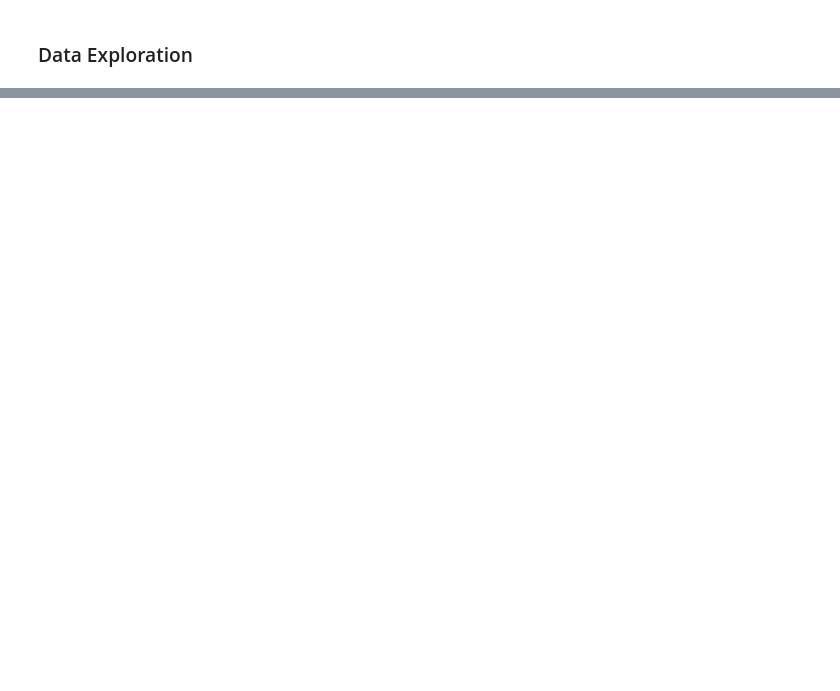
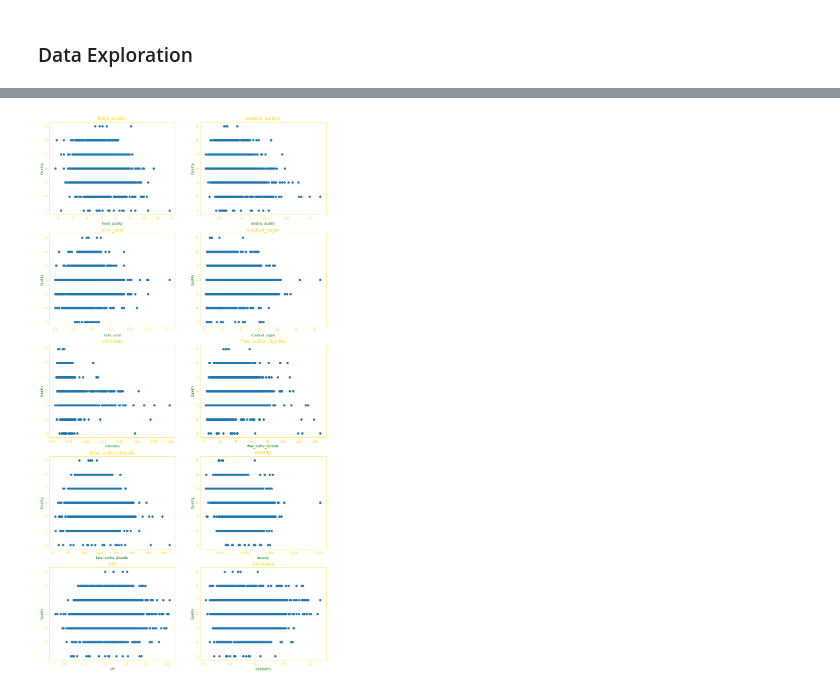
Before and after one commit to jburs/wine_quality, a Jupyter notebook: data_exploration.ipynb, the cells around one changed output, grey strips where cells are left out. Saved outputs shown, nothing was run; the diff lists cells and outputs as text; code cells hidden in the pictures; blank space fills up the shorter version.

```diff
--- a/data_exploration.ipynb
+++ b/data_exploration.ipynb
@@ -108,0 +121,20 @@ plt.show()
+# %%
+y=df_wine['quality']
+x= ['fixed_acidity', 'volatile_acidity', 'citric_acid', 'residual_sugar', 'chlorides' ,'free_sulfur_dioxide', 'total_sulfur_dioxide', 'density', 'pH', 'sulphates', 'alcohol']
+
+fig, axs = plt.subplots(5, 2, figsize=(15,30))
+i=0
+j=0
+k=0
+for i in range(5):
+    for j in range(2):
+        axs[i,j].scatter(df_wine[x[k]], y)
+        axs[i,j].set_title(x[k],color='gold', size=14)
+        axs[i,j].tick_params(color='gold', labelcolor='gold')
+        axs[i,j].set_xlabel(x[k], color='green')
+        axs[i,j].set_ylabel('Quality', color='green')
+        for spine in axs[i,j].spines.values():
+            spine.set_edgecolor('gold')
+        k+=1
+# %% [output]
+[figure, added]
```
Also changed, not shown: parts of 10 cells of this notebook, 5 other files.
